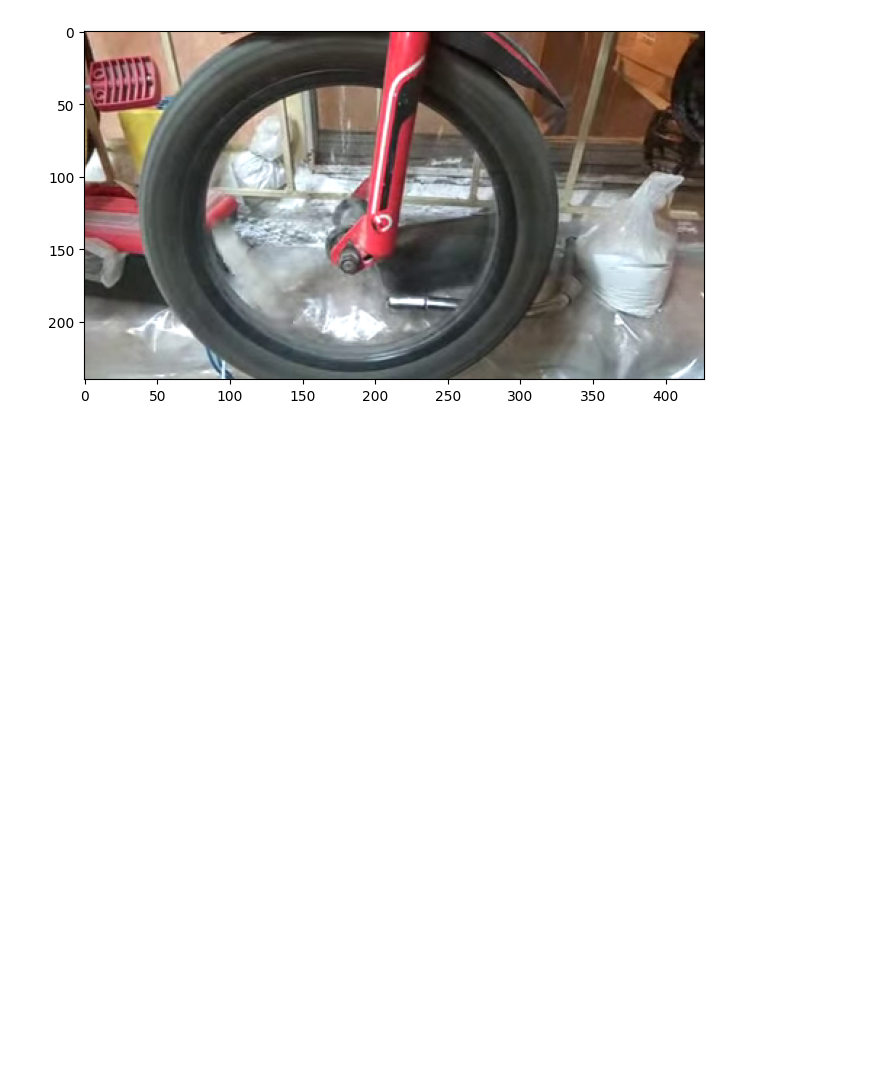
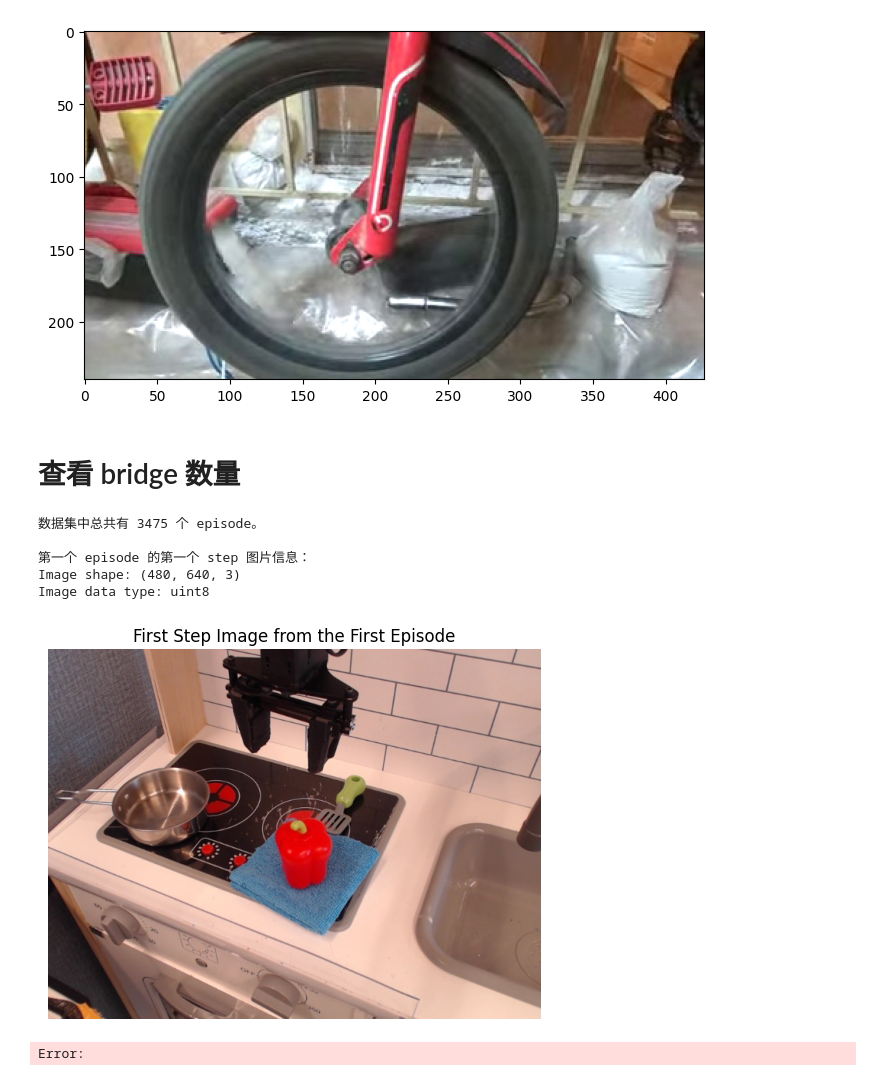
Before and after one commit to zrc0622/UniSkill, a Jupyter notebook: diffusion/workspace/datasets/test.ipynb, the cells around one changed output. Drawn from its saved outputs; the diff is of its cells as text; code cells hidden in the pictures; blank space fills up the shorter version.

```diff
--- a/diffusion/workspace/datasets/test.ipynb
+++ b/diffusion/workspace/datasets/test.ipynb
@@ -360,3 +360,74 @@ if __name__ == "__main__":
 
 🎉 验证成功！该视频文件已修复，可以被 decord 正确处理。
 [figure]
+# %% [markdown]
+# 查看 bridge 数量
+# %%
+import tensorflow_datasets as tfds
+import rlds
+import matplotlib.pyplot as plt
+import tensorflow as tf
+
+# 数据集所在的目录路径 (包含版本号的父目录)
+# 请确保将此路径替换为您自己的实际路径
+dataset_path = '/mnt/mnt/public_zgc/BridgeDataV2/OpenDataLab___BridgeData_V2/raw/bridge/0.1.0/'
+
+# 使用 tfds.builder_from_directory 创建一个 builder
+builder = tfds.builder_from_directory(builder_dir=dataset_path)
+
+# 从 builder 中加载数据集
+# 我们这里加载 'test' split，您可以根据需要更改为 'train' 等
+dataset = builder.as_dataset(split='test')
+# dataset = builder.as_dataset(split='train')
+
+# --- 新增代码：计算并输出 episode 的总数 ---
+# 将 tf.data.Dataset 转换为列表并获取其长度
+# 警告：如果数据集非常大，这可能会消耗大量内存和时间
+episodes_list = list(dataset)
+num_episodes = len(episodes_list)
+print(f"数据集中总共有 {num_episodes} 个 episode。")
+# -----------------------------------------
+
+# 如果数据集为空，则退出
+if num_episodes == 0:
+    print("数据集中没有 episode，无法显示图片。")
+else:
+    # 从 episode 列表中获取第一个 episode
+    first_episode = episodes_list[0]
+
+    # 获取第一个 episode 中的 steps 数据集
+    steps = first_episode[rlds.STEPS]
+
+    # --- 修改后的代码：从第一个 episode 中获取并显示第一个 step 的图片 ---
+    # 从 steps 数据集中取出一个步骤 (step)
+    # 使用 .take(1) 来获取第一个元素，然后用 for 循环来解包它
+    for step in steps.take(1):
+        # 根据您在 features.json 中定义的结构来访问图片
+        # 假设图片位于 observation -> image
+        image_tensor = step['observation']['image']
+
+        # Matplotlib 需要 NumPy 数组来显示图片
+        # 如果 image_tensor 是一个 TensorFlow EagerTensor，使用 .numpy() 将其转换
+        image_numpy = image_tensor.numpy()
+
+        # 检查图像的数据类型和范围
+        print(f"\n第一个 episode 的第一个 step 图片信息：")
+        print(f"Image shape: {image_numpy.shape}") # 打印形状以供调试
+        print(f"Image data type: {image_numpy.dtype}") # 打印数据类型
+
+        # 使用 matplotlib 来显示图片
+        plt.imshow(image_numpy)
+        plt.title("First Step Image from the First Episode") # 添加标题
+        plt.axis('off')  # 关闭坐标轴
+        plt.show()
+
+# 3475
+# 25460
+# %% [output]
+数据集中总共有 3475 个 episode。
+
+第一个 episode 的第一个 step 图片信息：
+Image shape: (480, 640, 3)
+Image data type: uint8
+[figure, added]
+Error:
```
Also changed, not shown: 7 other files.
